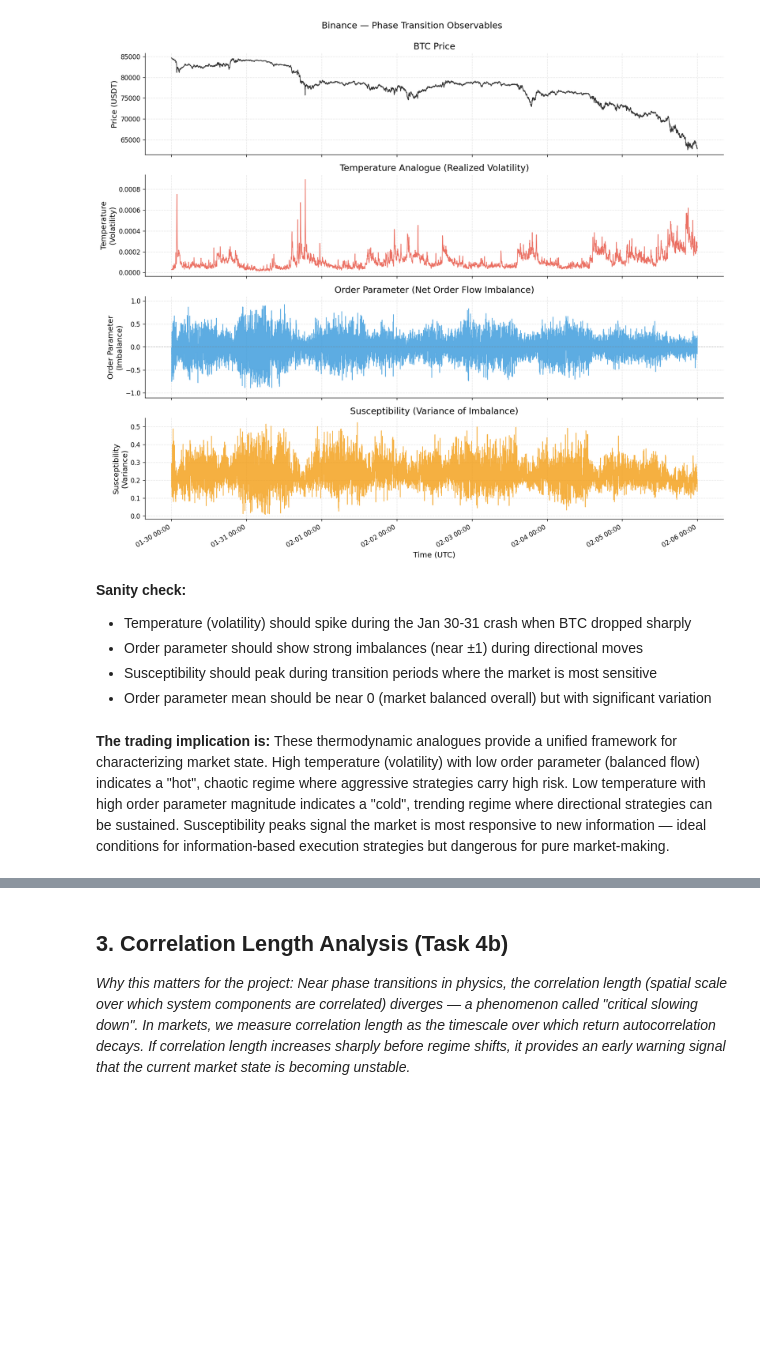
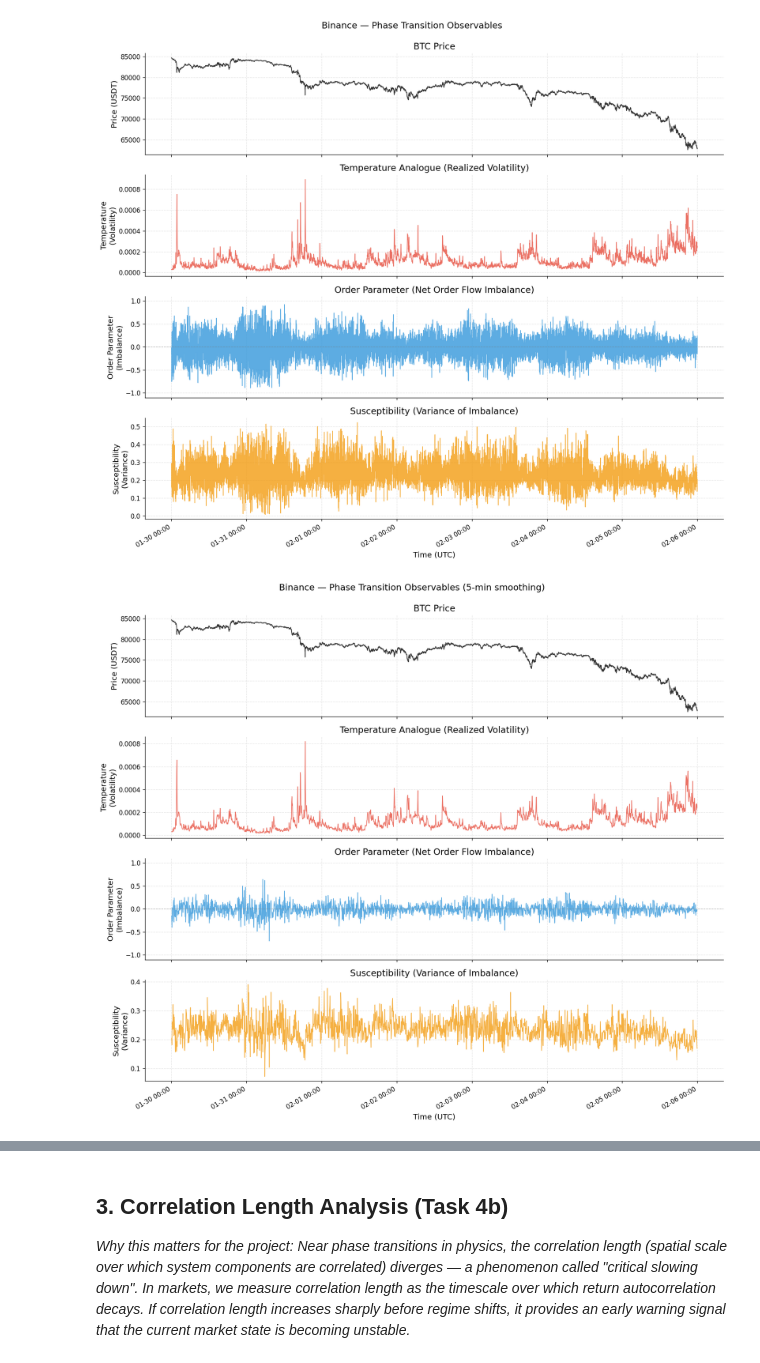
Before and after one commit to Wadoudo02/crypto-venue-entropy, a Jupyter notebook: notebooks/04_phase_transitions.ipynb, the cells around one changed output, grey strips where cells are left out. Cells and saved outputs as stored; diff of their text form; code cells hidden in the pictures; blank space fills up the shorter version.

```diff
--- a/notebooks/04_phase_transitions.ipynb
+++ b/notebooks/04_phase_transitions.ipynb
@@ -168,11 +162,26 @@ fig.savefig(FIGURES_DIR / "04_temperature_order_parameter.png", dpi=150, bbox_in
 plt.show()
 # %% [output]
 [figure]
-# %% [markdown]
-**Sanity check:**
-- Temperature (volatility) should spike during the Jan 30-31 crash when BTC dropped sharply
-- Order parameter should show strong imbalances (near ±1) during directional moves
-- Susceptibility should peak during transition periods where the market is most sensitive
-- Order parameter mean should be near 0 (market balanced overall) but with significant variation
-# %% [markdown]
-**The trading implication is:** These thermodynamic analogues provide a unified framework for characterizing market state. High temperature (volatility) with low order parameter (balanced flow) indicates a "hot", chaotic regime where aggressive strategies carry high risk. Low temperature with high order parameter magnitude indicates a "cold", trending regime where directional strategies can be sustained. Susceptibility peaks signal the market is most responsive to new information — ideal conditions for information-based execution strategies but dangerous for pure market-making.
+# %%
+# 5-minute smoothed observables — reduces noise in Order Parameter & Susceptibility
+temp_5m = temperature.resample("5min").mean().dropna()
+imb_5m = imbalance_series.resample("5min").mean().dropna()
+susc_5m_plot = susc_series.resample("5min").mean().dropna()
+
+common_5m = temp_5m.index.intersection(imb_5m.index).intersection(susc_5m_plot.index)
+temp_5m = temp_5m.loc[common_5m]
+imb_5m = imb_5m.loc[common_5m]
+susc_5m_plot = susc_5m_plot.loc[common_5m]
+
+fig = plot_phase_observables(
+    timestamps=common_5m,
+    temperature=temp_5m.values,
+    order_parameter=imb_5m.values,
+    susceptibility=susc_5m_plot.values,
+    prices=price_1m,
+    title=f"{venue_name.capitalize()} — Phase Transition Observables (5-min smoothing)",
+)
+fig.savefig(FIGURES_DIR / "04_temperature_order_parameter_5min.png", dpi=150, bbox_inches="tight")
+plt.show()
+# %% [output]
+[figure, added]
```
Also changed, not shown: parts of 20 cells of this notebook, 6 other files.
